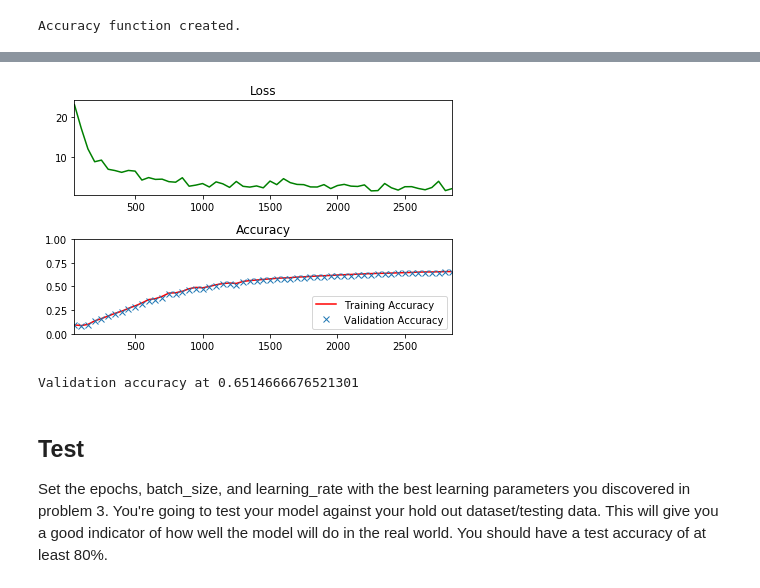
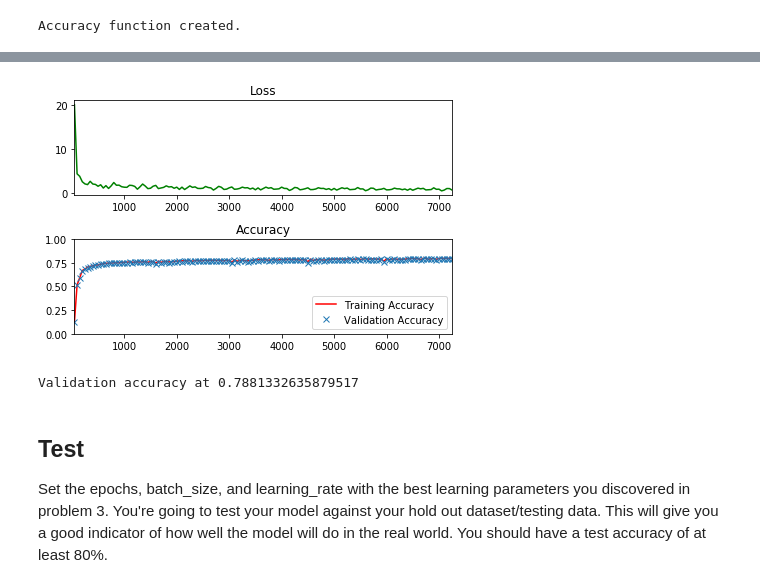
Before and after one commit to vzebilis/CarND-TensorFlow-Lab, a Jupyter notebook: lab.ipynb, the cells around one changed output, grey strips where cells are left out. Cells and saved outputs as stored; diff of their text form; code cells hidden in the pictures.

```diff
--- a/lab.ipynb
+++ b/lab.ipynb
@@ -373,9 +373,9 @@ The code will print out a Loss and Accuracy graph, so you can see how well the n
 *If you're having trouble solving problem 3, you can view the solution [here](https://github.com/udacity/CarND-TensorFlow-Lab/blob/master/solutions.ipynb).*
 # %%
 # TODO: Find the best parameters for each configuration
-epochs = 1
-batch_size = 50
-learning_rate = 0.01
+epochs = 5
+batch_size = 100
+learning_rate = 0.2
 
 
 
@@ -419,35 +419,35 @@ with tf.Session() as session:
                 # Calculate Training and Validation accuracy
                 training_accuracy = session.run(accuracy, feed_dict=train_feed_dict)
                 validation_accuracy = session.run(accuracy, feed_dict=valid_feed_dict)
 
                 # Log batches
                 previous_batch = batches[-1] if batches else 0
                 batches.append(log_batch_step + previous_batch)
                 loss_batch.append(l)
                 train_acc_batch.append(training_accuracy)
                 valid_acc_batch.append(validation_accuracy)
 
         # Check accuracy against Validation data
         validation_accuracy = session.run(accuracy, feed_dict=valid_feed_dict)
 
 loss_plot = plt.subplot(211)
 loss_plot.set_title('Loss')
 loss_plot.plot(batches, loss_batch, 'g')
 loss_plot.set_xlim([batches[0], batches[-1]])
 acc_plot = plt.subplot(212)
 acc_plot.set_title('Accuracy')
 acc_plot.plot(batches, train_acc_batch, 'r', label='Training Accuracy')
 acc_plot.plot(batches, valid_acc_batch, 'x', label='Validation Accuracy')
 acc_plot.set_ylim([0, 1.0])
 acc_plot.set_xlim([batches[0], batches[-1]])
 acc_plot.legend(loc=4)
 plt.tight_layout()
 plt.show()
 
 print('Validation accuracy at {}'.format(validation_accuracy))
 # %% [output]
-[figure, old version]
+[figure, new version]
-Validation accuracy at 0.6514666676521301
+Validation accuracy at 0.7881332635879517
 # %% [markdown]
 ## Test
 Set the epochs, batch_size, and learning_rate with the best learning parameters you discovered in problem 3.  You're going to test your model against your hold out dataset/testing data.  This will give you a good indicator of how well the model will do in the real world.  You should have a test accuracy of at least 80%.
```
Also changed, not shown: parts of 1 cell of this notebook.
